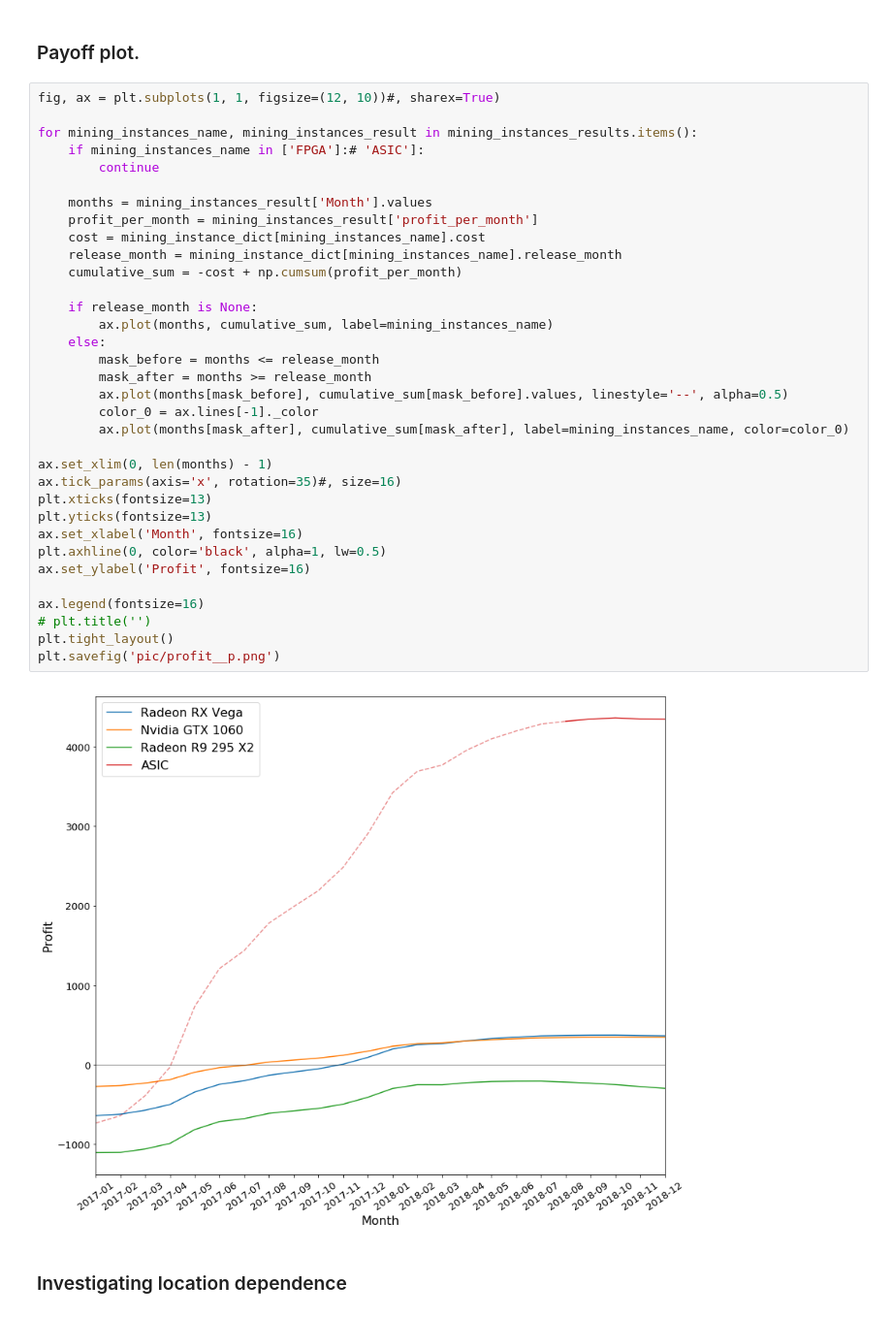
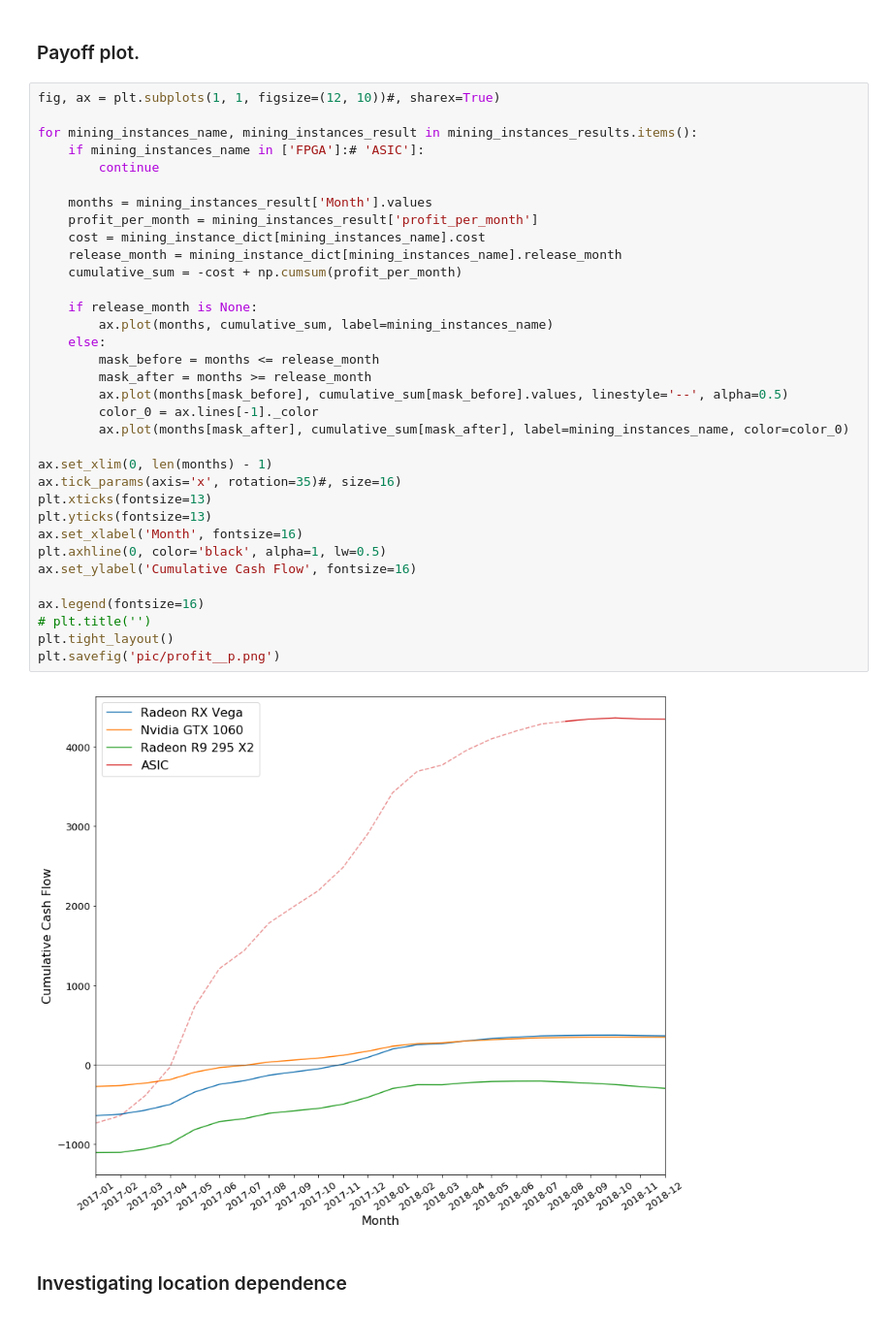
Before and after one commit to Ciroel/EtheriumMiningAnalysis, a Jupyter notebook: Analysis.ipynb, the cells around one changed output. Shown at 97% size. Saved outputs shown, nothing was run; the diff lists cells and outputs as text.

Commit message:
super mega important plot update

```diff
--- a/Analysis.ipynb
+++ b/Analysis.ipynb
@@ -163,35 +163,35 @@ for mining_instances_name, mining_instances_result in mining_instances_results.i
     if mining_instances_name in ['FPGA']:# 'ASIC']:
         continue
 
     months = mining_instances_result['Month'].values
     profit_per_month = mining_instances_result['profit_per_month']
     cost = mining_instance_dict[mining_instances_name].cost
     release_month = mining_instance_dict[mining_instances_name].release_month
     cumulative_sum = -cost + np.cumsum(profit_per_month)
 
     if release_month is None:
         ax.plot(months, cumulative_sum, label=mining_instances_name)
     else:
         mask_before = months <= release_month
         mask_after = months >= release_month
         ax.plot(months[mask_before], cumulative_sum[mask_before].values, linestyle='--', alpha=0.5)
         color_0 = ax.lines[-1]._color
         ax.plot(months[mask_after], cumulative_sum[mask_after], label=mining_instances_name, color=color_0)
 
 ax.set_xlim(0, len(months) - 1)
 ax.tick_params(axis='x', rotation=35)#, size=16)
 plt.xticks(fontsize=13)
 plt.yticks(fontsize=13)
 ax.set_xlabel('Month', fontsize=16)
 plt.axhline(0, color='black', alpha=1, lw=0.5)
-ax.set_ylabel('Profit', fontsize=16)
+ax.set_ylabel('Cumulative Cash Flow', fontsize=16)
 
 ax.legend(fontsize=16)
 # plt.title('')
 plt.tight_layout()
 plt.savefig('pic/profit__p.png')
 # %% [output]
-[figure, old version]
+[figure, new version]
 # %% [markdown]
 ### Investigating location dependence
 # %%
```
Also changed, not shown: 1 other file.
